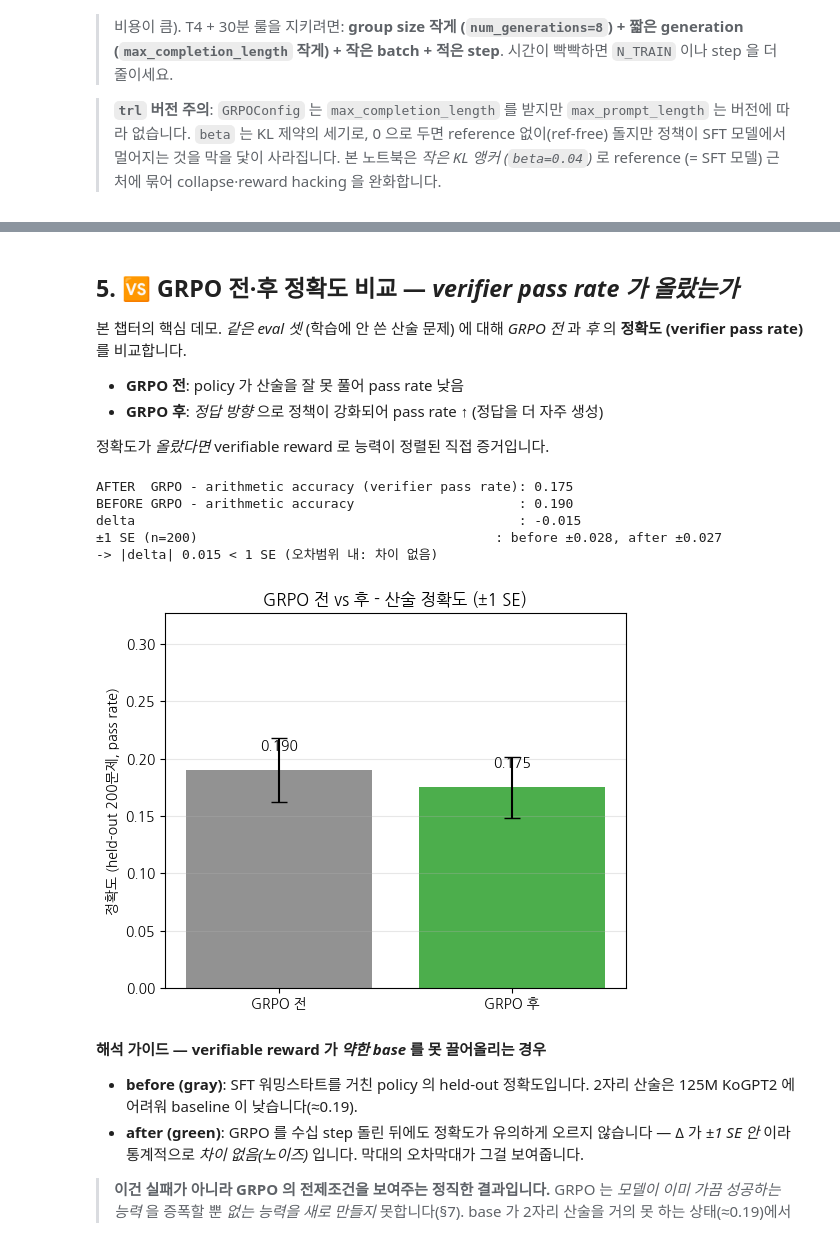
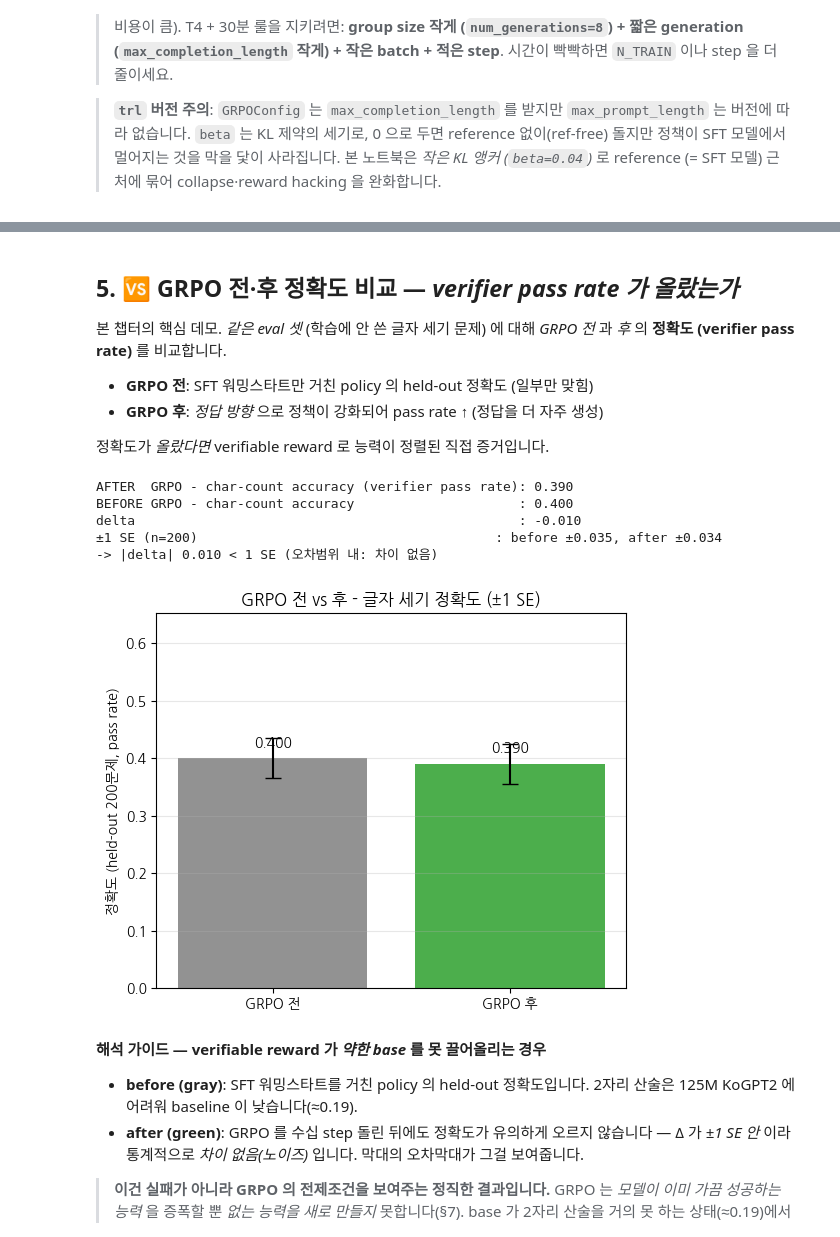
Before and after one commit to yoon-gu/neuqes-101, a Jupyter notebook: executed/31_grpo.ipynb, the cells around one changed output, grey strips where cells are left out. Drawn from its saved outputs; the diff is of its cells as text; code cells hidden in the pictures.

```diff
--- a/executed/31_grpo.ipynb
+++ b/executed/31_grpo.ipynb
@@ -441,28 +464,34 @@ SFT 워밍스타트 완료 (1.1min) + 체크포인트 재로드 - GRPO 의 KL
 - 반환: 각 completion 의 **reward 리스트** (`list[float]`)
 # %%
 def extract_answer(text: str):
-    '''생성 답에서 정답 정수를 추출. 응답 블록만 보고(모델이 다음 문제를 이어 생성해도
-    그 숫자를 집지 않도록 "###" 앞까지만) 첫 정수를 집는다.'''
-    seg = text.split("###")[0]
-    m = re.search(r"-?\d+", seg)
-    return m.group(0) if m else None
+    r'''생성 답에서 \boxed{정수} 의 정수를 추출. 풀이 뒤 결론이므로 *마지막* boxed 를 집는다.
+    (모델이 다음 문제를 이어 생성해도 첫 결론이 아니라 마지막 boxed 를 보게 되는데,
+     아래 verifier/eval 은 max_new_tokens 로 한 문제 분량만 생성하므로 실질적으로 그 문제의 답.)'''
+    ms = re.findall(r"\\boxed\{\s*(-?\d+)\s*\}", text)
+    return ms[-1] if ms else None
 
 
 def reward_correct(completions, answer, **kwargs):
-    '''verifier: 생성 답의 정수가 정답과 일치하면 1.0, 아니면 0.0 (이진 검증가능 보상).
+    r'''verifier: 생성 답의 \boxed{n} 이 정답 개수와 일치하면 1.0, 아니면 0.0 (이진 검증가능 보상).
     trl reward_func 시그니처: completions(생성 답 리스트) + answer(정답 리스트) -> reward 리스트.'''
     return [1.0 if (extract_answer(c) == str(g)) else 0.0
             for c, g in zip(completions, answer)]
 
 
-# verifier 시연 - 한 prompt("3 + 5 = ?", 정답 8) 에 4개 답 (일부 맞음/틀림)
-demo_completions = ["The answer is 8.", "answer: 7", "8", "I don't know"]
-demo_answers = ["8", "8", "8", "8"]
+# verifier 시연 - 한 prompt("n-i-n-e 에서 n?", 정답 2) 에 4개 답 (일부 맞음/틀림)
+demo_completions = [
+    "n = n\ni != n\nn = n\ne != n\n\\boxed{2}",   # 풀이+정답
+    "\\boxed{3}",                                  # 오답 (개수 틀림)
+    "정답은 \\boxed{2} 입니다.",                    # 정답 (형식 달라도 boxed 추출)
+    "음 잘 모르겠어요",                            # boxed 없음 -> None -> 오답
+]
+demo_answers = ["2", "2", "2", "2"]
 demo_rewards = reward_correct(demo_completions, answer=demo_answers)
-print("=" * 56)
-print("verifier demo - prompt: '3 + 5 = ?', gold answer: 8")
-print("=" * 56)
+print("=" * 60)
+print("verifier demo - prompt: '\"n-i-n-e\" 에서 문자 n 은 몇 개?', gold answer: 2")
+print("=" * 60)
 for c, r in zip(demo_completions, demo_rewards):
-    print(f"  reward={r:.1f}  <- completion: {c!r}")
+    disp = c.replace("\n", " / ")
+    print(f"  reward={r:.1f}  <- completion: {disp!r}")
 print(f"\nrewards (group): {demo_rewards}")
 # %% [output]
@@ -556,7 +585,7 @@ from trl import GRPOTrainer, GRPOConfig
 # GRPO 전·후 비교용 - greedy(do_sample=False) 로 결정화 측정.
 # sampling 측정은 실행마다 베이스라인이 흔들려 delta 를 못 읽는다 -> greedy 로 고정.
 @torch.no_grad()
-def eval_accuracy(model, dataset, n=200, max_new=24):
+def eval_accuracy(model, dataset, n=200, max_new=48):
     was_training = model.training
     model.eval()
     try:
@@ -575,5 +604,5 @@ def eval_accuracy(model, dataset, n=200, max_new=24):
 
 
 acc_before = eval_accuracy(policy, eval_ds)
-print(f"BEFORE GRPO - arithmetic accuracy (greedy verifier pass rate): {acc_before:.3f}")
+print(f"BEFORE GRPO - char-count accuracy (greedy verifier pass rate): {acc_before:.3f}")
 # %% [output]
@@ -706,46 +735,46 @@ final peak  : 1930 MiB
 # %% [markdown]
 ## 5. 🆚 GRPO 전·후 정확도 비교 — *verifier pass rate 가 올랐는가*
 
-본 챕터의 핵심 데모. *같은 eval 셋* (학습에 안 쓴 산술 문제) 에 대해 *GRPO 전* 과 *후* 의 **정확도 (verifier pass rate)** 를 비교합니다.
+본 챕터의 핵심 데모. *같은 eval 셋* (학습에 안 쓴 글자 세기 문제) 에 대해 *GRPO 전* 과 *후* 의 **정확도 (verifier pass rate)** 를 비교합니다.
 
-- **GRPO 전**: policy 가 산술을 잘 못 풀어 pass rate 낮음
+- **GRPO 전**: SFT 워밍스타트만 거친 policy 의 held-out 정확도 (일부만 맞힘)
 - **GRPO 후**: *정답 방향* 으로 정책이 강화되어 pass rate ↑ (정답을 더 자주 생성)
 
 정확도가 *올랐다면* verifiable reward 로 능력이 정렬된 직접 증거입니다.
 # %%
 acc_after = eval_accuracy(policy, eval_ds)
 n_eval = len(eval_ds)
 
-print(f"AFTER  GRPO - arithmetic accuracy (verifier pass rate): {acc_after:.3f}")
-print(f"BEFORE GRPO - arithmetic accuracy                     : {acc_before:.3f}")
+print(f"AFTER  GRPO - char-count accuracy (verifier pass rate): {acc_after:.3f}")
+print(f"BEFORE GRPO - char-count accuracy                     : {acc_before:.3f}")
 print(f"delta                                                 : {acc_after - acc_before:+.3f}")
 
 # 이항 표준오차 - held-out n 문제에서 정확도 p 의 불확실성. |delta| 가 이 안이면 통계적으로 '차이 없음'.
 def _se(p, n): return (p * (1 - p) / n) ** 0.5
 se_before, se_after = _se(acc_before, n_eval), _se(acc_after, n_eval)
 print(f"±1 SE (n={n_eval})                                      : before ±{se_before:.3f}, after ±{se_after:.3f}")
 print(f"-> |delta| {abs(acc_after-acc_before):.3f} {'<' if abs(acc_after-acc_before) < max(se_before, se_after) else '>='} 1 SE "
       f"({'오차범위 내: 차이 없음' if abs(acc_after-acc_before) < max(se_before, se_after) else '유의미할 수 있음'})")
 
 fig, ax = plt.subplots(figsize=(5.5, 4.5))
 bars = ax.bar(["GRPO 전", "GRPO 후"], [acc_before, acc_after],
               yerr=[se_before, se_after], capsize=6,
               color=["tab:gray", "tab:green"], alpha=0.85)
 for b, v in zip(bars, [acc_before, acc_after]):
     ax.text(b.get_x() + b.get_width() / 2, v + 0.015, f"{v:.3f}", ha="center", va="bottom")
 ax.set_ylabel(f"정확도 (held-out {n_eval}문제, pass rate)")
 top = max(acc_before + se_before, acc_after + se_after)
 ax.set_ylim(0, min(1.0, max(0.3, top * 1.5)))
-ax.set_title("GRPO 전 vs 후 - 산술 정확도 (±1 SE)")
+ax.set_title("GRPO 전 vs 후 - 글자 세기 정확도 (±1 SE)")
 ax.grid(True, axis="y", alpha=0.3)
 plt.tight_layout(); plt.show()
 # %% [output]
-AFTER  GRPO - arithmetic accuracy (verifier pass rate): 0.175
-BEFORE GRPO - arithmetic accuracy                     : 0.190
-delta                                                 : -0.015
-±1 SE (n=200)                                      : before ±0.028, after ±0.027
--> |delta| 0.015 < 1 SE (오차범위 내: 차이 없음)
+AFTER  GRPO - char-count accuracy (verifier pass rate): 0.390
+BEFORE GRPO - char-count accuracy                     : 0.400
+delta                                                 : -0.010
+±1 SE (n=200)                                      : before ±0.035, after ±0.034
+-> |delta| 0.010 < 1 SE (오차범위 내: 차이 없음)
-[figure, old version]
+[figure, new version]
 # %% [markdown]
 **해석 가이드 — verifiable reward 가 *약한 base* 를 못 끌어올리는 경우**
 
```
Also changed, not shown: parts of 19 cells of this notebook, 1 other file.
